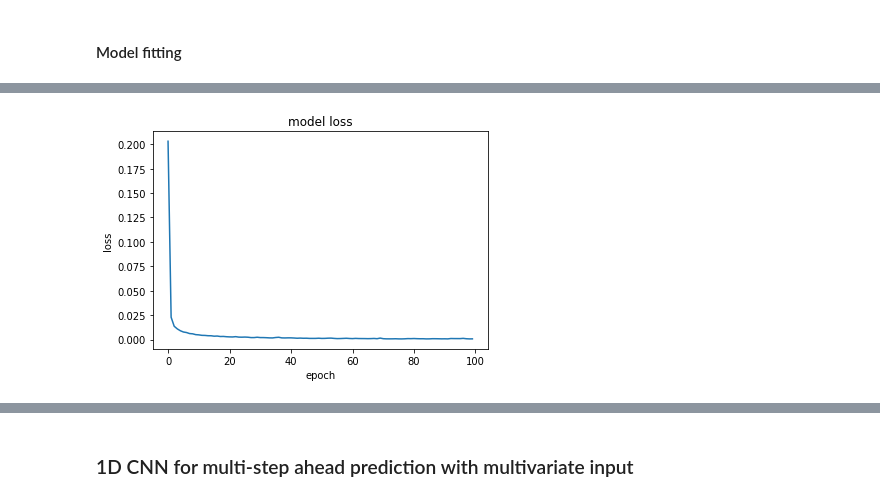
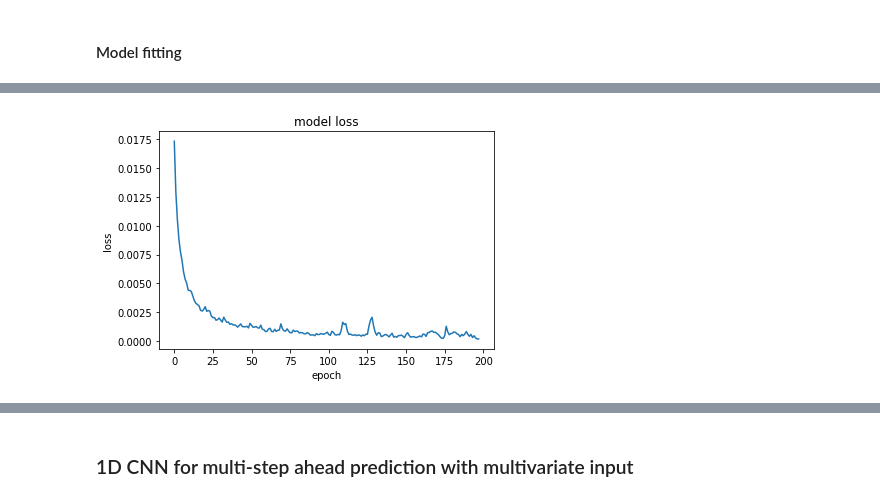
Before and after one commit to angelomenezes/Data_Science_for_Finance, a Jupyter notebook: src/exploring_s&p_500/CNN_approach_TF.ipynb, the cells around one changed output, grey strips where cells are left out. Cells and saved outputs as stored; diff of their text form; code cells hidden in the pictures.

```diff
--- a/src/exploring_s&p_500/CNN_approach_TF.ipynb
+++ b/src/exploring_s&p_500/CNN_approach_TF.ipynb
@@ -175,7 +175,7 @@ def split_sequence(sequence, n_steps):
         y.append(seq_y)
     return np.array(X), np.array(y)
 # %%
-window_size = 5
+window_size = 10
 
 train_univariate, y_train_univariate = split_sequence(np.array(training_scaled), window_size)
 test_univariate, y_test_univariate = split_sequence(np.array(testing_scaled), window_size)
@@ -208,7 +208,7 @@ model.add(Dense(1))
 model.compile(optimizer='adam', loss='mse')
 
 # fit model
-_ = model.fit(X, y, epochs=100, verbose=0)
+_ = model.fit(X, y, epochs=200, verbose=0)
 # %%
 # Summarize history for loss
 
@@ -443,4 +466,4 @@ model.add(Dense(1))
 model.compile(optimizer='adam', loss='mse')
 
 # fit model
-_ = model.fit(train_univariate, y_train_univariate, epochs=100)
+_ = model.fit(train_univariate, y_train_univariate, epochs=200, verbose = 0)
@@ -465,10 +470,10 @@ Epoch 100/100
 # %%
 # Summarize history for loss
 
-plt.plot(model.history.history['loss'])
+plt.plot(model.history.history['loss'][2:])
 plt.title('model loss')
 plt.ylabel('loss')
 plt.xlabel('epoch')
 plt.show()
 # %% [output]
-[figure, old version]
+[figure, new version]
```
Also changed, not shown: parts of 12 cells of this notebook, 4 other files.
